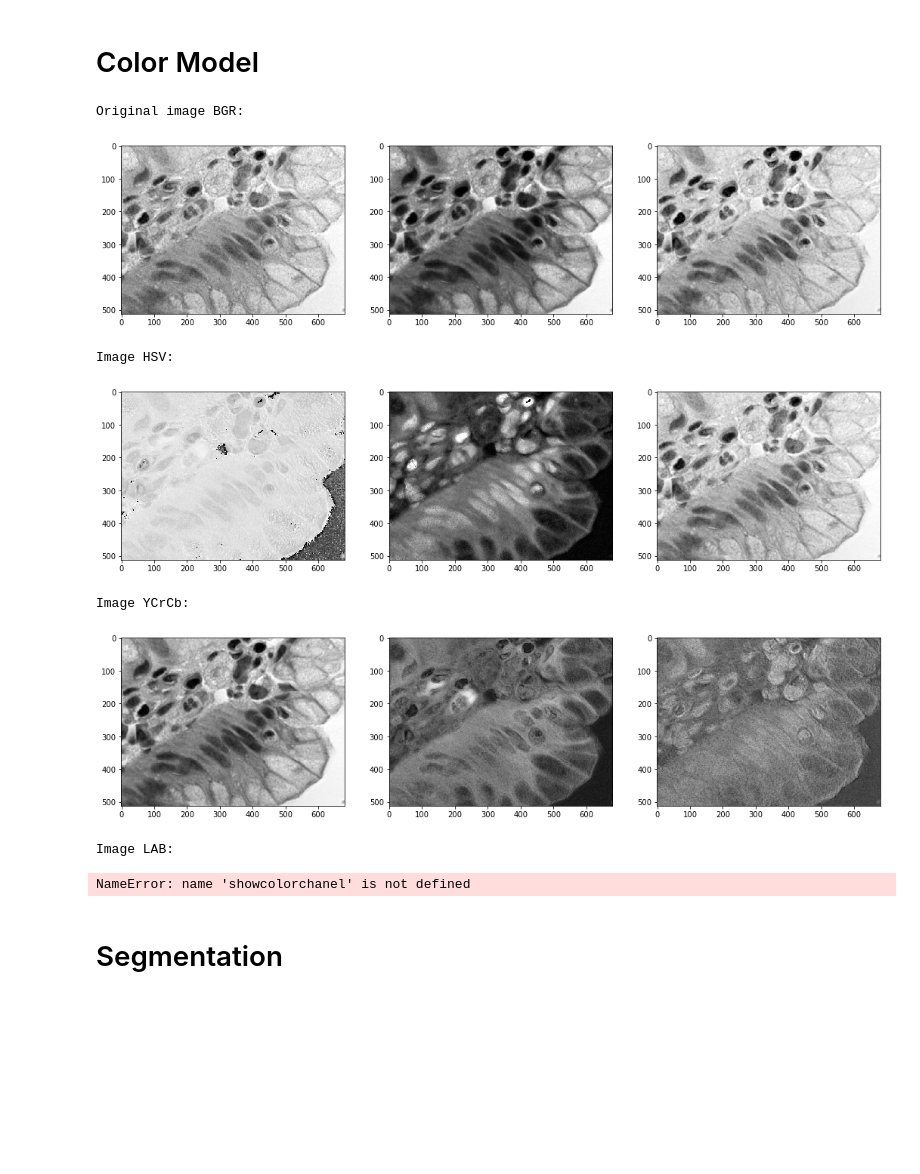
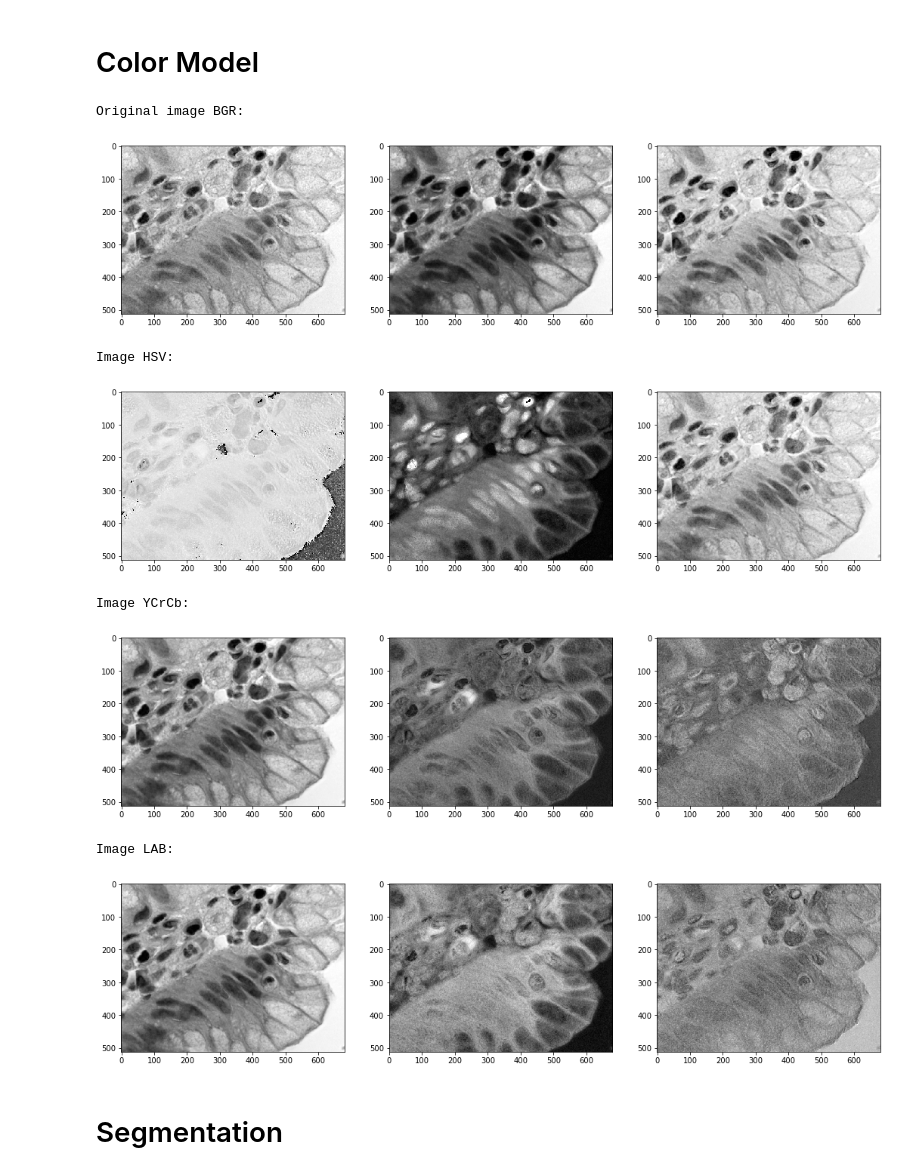
Before and after one commit to pedrodiamel/pdi-in1024, a Jupyter notebook: notebook_color.ipynb, the cells around one changed output. Cells and saved outputs as stored; diff of their text form; code cells hidden in the pictures; blank space fills up the shorter version.

```diff
--- a/notebook_color.ipynb
+++ b/notebook_color.ipynb
@@ -44,28 +44,28 @@ def showresults( imagein, imageout ):
 # %%
 
 image = cv2.imread('cell001.png')
 
 hsv = cv2.cvtColor(image, cv2.COLOR_BGR2HSV)
 ycb = cv2.cvtColor(image, cv2.COLOR_BGR2YCrCb)
 lab = cv2.cvtColor(image, cv2.COLOR_BGR2LAB)
 
 print('Original image BGR:')
 showcolorchanels( image )
 print('Image HSV:')
 showcolorchanels( hsv )
 print('Image YCrCb:')
 showcolorchanels( ycb )
 print('Image LAB:')
-showcolorchanel( lab )
+showcolorchanels( lab )
 # %% [output]
 Original image BGR:
 [figure]
 Image HSV:
 [figure]
 Image YCrCb:
 [figure]
 Image LAB:
-NameError: name 'showcolorchanel' is not defined
+[figure, added]
 # %% [markdown]
 # Segmentation
 # %%
```
